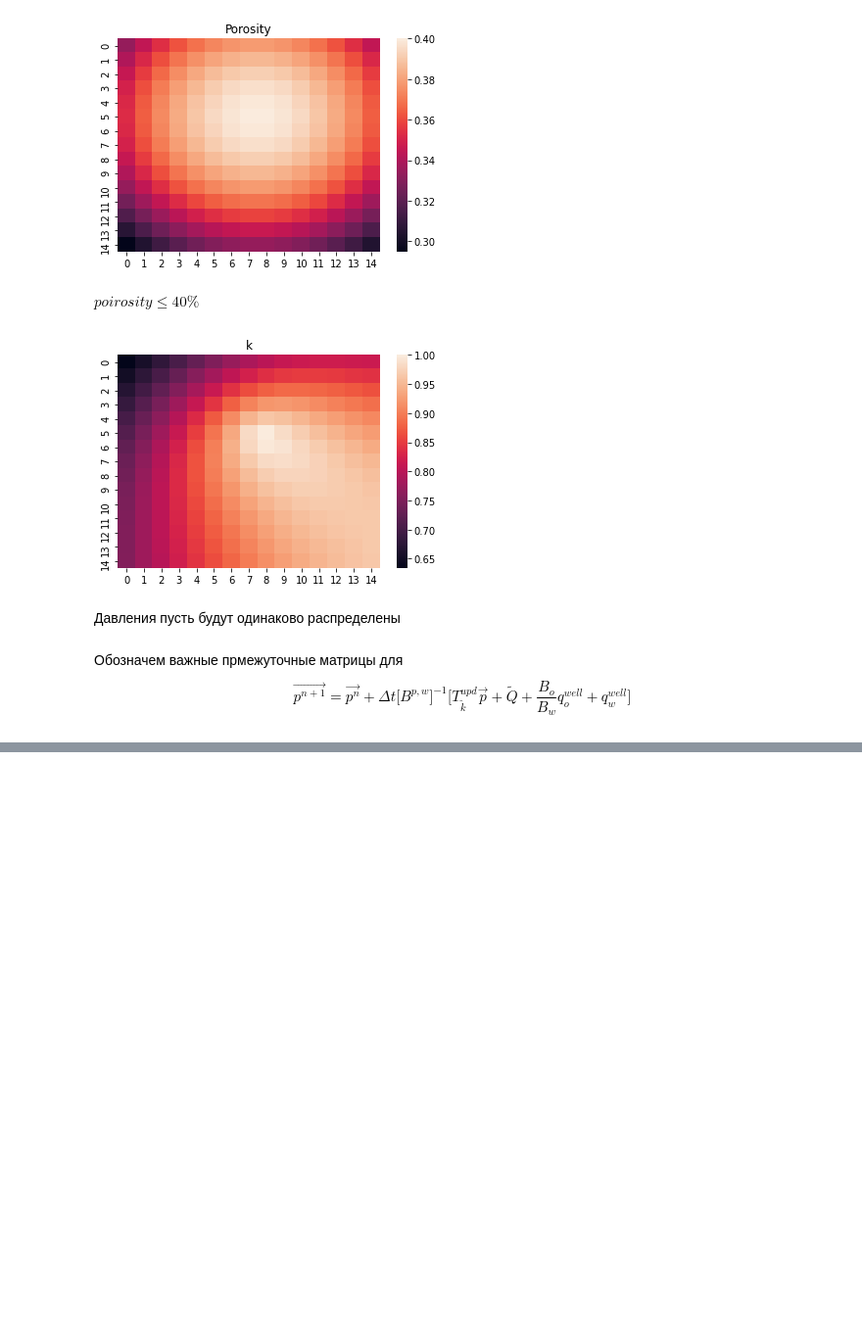
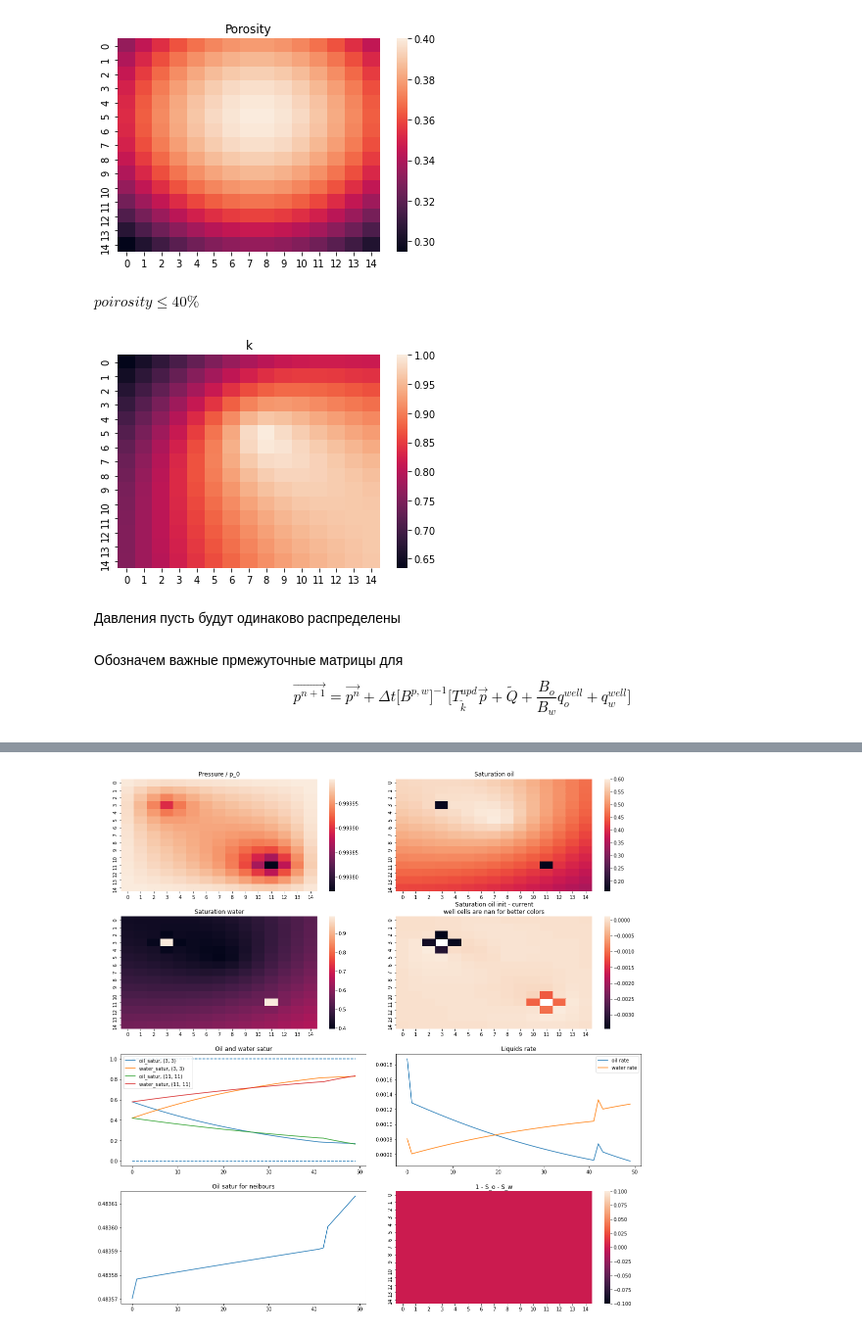
Before and after one commit to yamidovich/ReservoirModel, a Jupyter notebook: Model_on_work_env.ipynb, the cells around one changed output, grey strips where cells are left out. Shown at 98% size. Cells and saved outputs as stored; diff of their text form; code cells hidden in the pictures; blank space fills up the shorter version.

```diff
--- a/Model_on_work_env.ipynb
+++ b/Model_on_work_env.ipynb
@@ -128,0 +146,31 @@ u.plot_env_state_and_hist(n_it=int(5e4), upd_plot_freq=upd_plot_freq, env=env, q
+# %%
+_s_o_matrix_history = np.load(f'{data_flder}/s_o_matrix_history.npy')
+_p_matrix_history = np.load(f'{data_flder}/p_matrix_history.npy')
+_neibours = np.load(f'{data_flder}/neibours.npy')
+_const_p_wells_keys = np.load(f'{data_flder}/const_p_wells_keys.npy')
+_q_w_rate = np.load(f'{data_flder}/q_w_rate.npy')
+_q_o_rate = np.load(f'{data_flder}/q_o_rate.npy')
+_s_o_hist = pd.read_csv(f'{data_flder}/s_o_hist.csv', index_col=0)
+_s_w_hist = pd.read_csv(f'{data_flder}/s_w_hist.csv', index_col=0)
+
+_const_p_wells_keys = [(key[0], key[1]) for key in list(_const_p_wells_keys)]
+_neibours = [(key[0], key[1]) for key in list(_neibours)]
+# %%
+__s_o_hist = {}
+for c in _s_o_hist.columns:
+    __s_o_hist[(int(c), int(_s_o_hist[c].values[0]))] = _s_o_hist[c].values[1:]
+_s_o_hist = __s_o_hist
+
+__s_w_hist = {}
+for c in _s_w_hist.columns:
+    __s_w_hist[(int(c), int(_s_w_hist[c].values[0]))] = _s_w_hist[c].values[1:]
+_s_w_hist = __s_w_hist
+# %%
+for i in range(len(_s_o_matrix_history)):
+    u.plot_stuff_iter(q_w_rate=_q_w_rate, q_o_rate=_q_o_rate, const_p_wells_keys=_const_p_wells_keys,
+                      s_o_hist=__s_o_hist, s_w_hist=__s_w_hist, s_o_matrix_history=_s_o_matrix_history,
+                      neibours=_neibours,
+                      p_matrix_history=_p_matrix_history, i=i
+                      )
+# %% [output]
+[figure, added]
```
Also changed, not shown: parts of 6 cells of this notebook, 9 other files.
